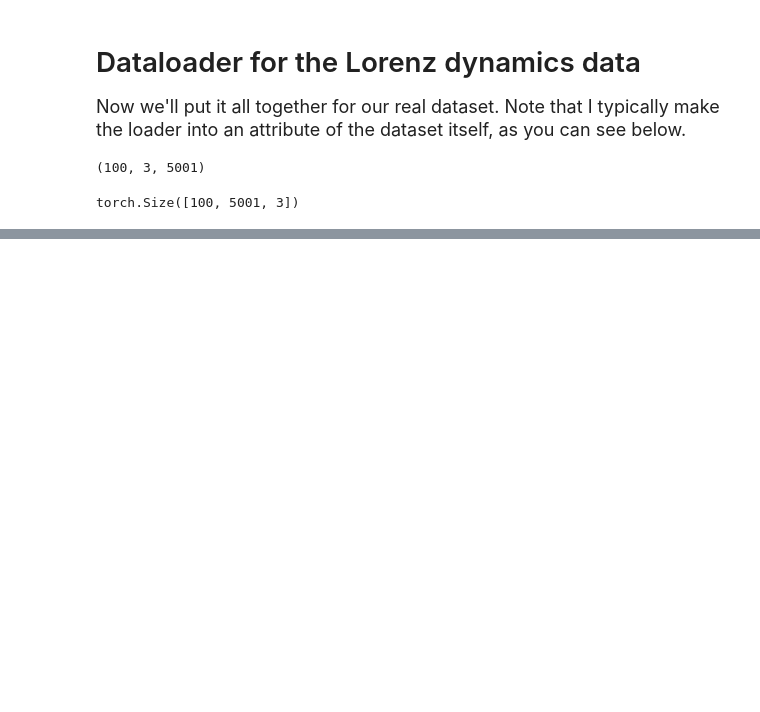
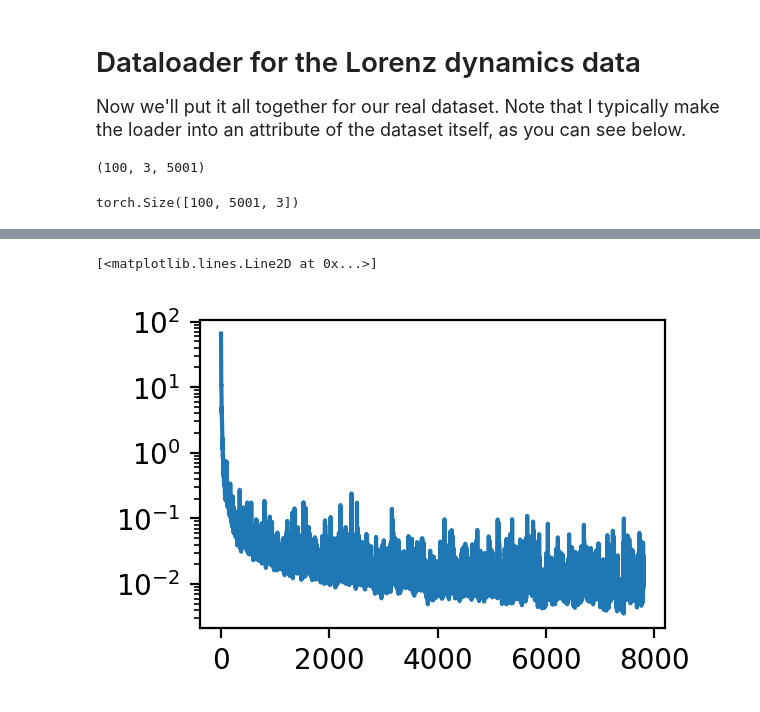
Before and after one commit to schmittms/ML_tutorial, a Jupyter notebook: 04_intro_to_datasets.ipynb, the cells around one changed output, grey strips where cells are left out. Saved outputs shown, nothing was run; the diff lists cells and outputs as text; code cells hidden in the pictures; blank space fills up the shorter version.

```diff
--- a/04_intro_to_datasets.ipynb
+++ b/04_intro_to_datasets.ipynb
@@ -286,0 +350,26 @@ model = NNModel(input_size=1, # number of channels/dimensions of the input
+# %%
+#prediction_history = []
+loss_history = []
+
+n_epochs = 2
+print("Len dataset:", len(dataset_lorenz), "Steps per epoch: ", len(dataset_lorenz.loader))
+
+import time
+t0 = time.time()
+for epoch in range(n_epochs):
+    for batch in dataset_lorenz.loader:
+        inputs = batch['input'].float()
+        outputs = batch['output'].float()
+
+        model.optimizer.zero_grad() # clear any gradients, so that we can calculate them anew
+
+        predictions = model(inputs)
+
+        loss = torch.mean((predictions - outputs)**2) # minimize mean square error
+
+        loss.backward() # calculate gradients
+        model.optimizer.step() # will do a gradient step
+
+        loss_history.append(loss.detach().cpu().numpy())
+
+    print(f"Epoch {epoch}, Loss: {loss:0.3f}, Time: {time.time()-t0:0.2f}s")
@@ -287 +380,8 @@ model = NNModel(input_size=1, # number of channels/dimensions of the input
+# %%
+fig,ax=plt.subplots(1,1,figsize=(3,2),dpi=200)
+
+ax.semilogy(loss_history)
+# %% [output]
+[<matplotlib.lines.Line2D at 0x...>]
+[figure, added]
 # %% [markdown]
```
Also changed, not shown: parts of 35 cells of this notebook.
